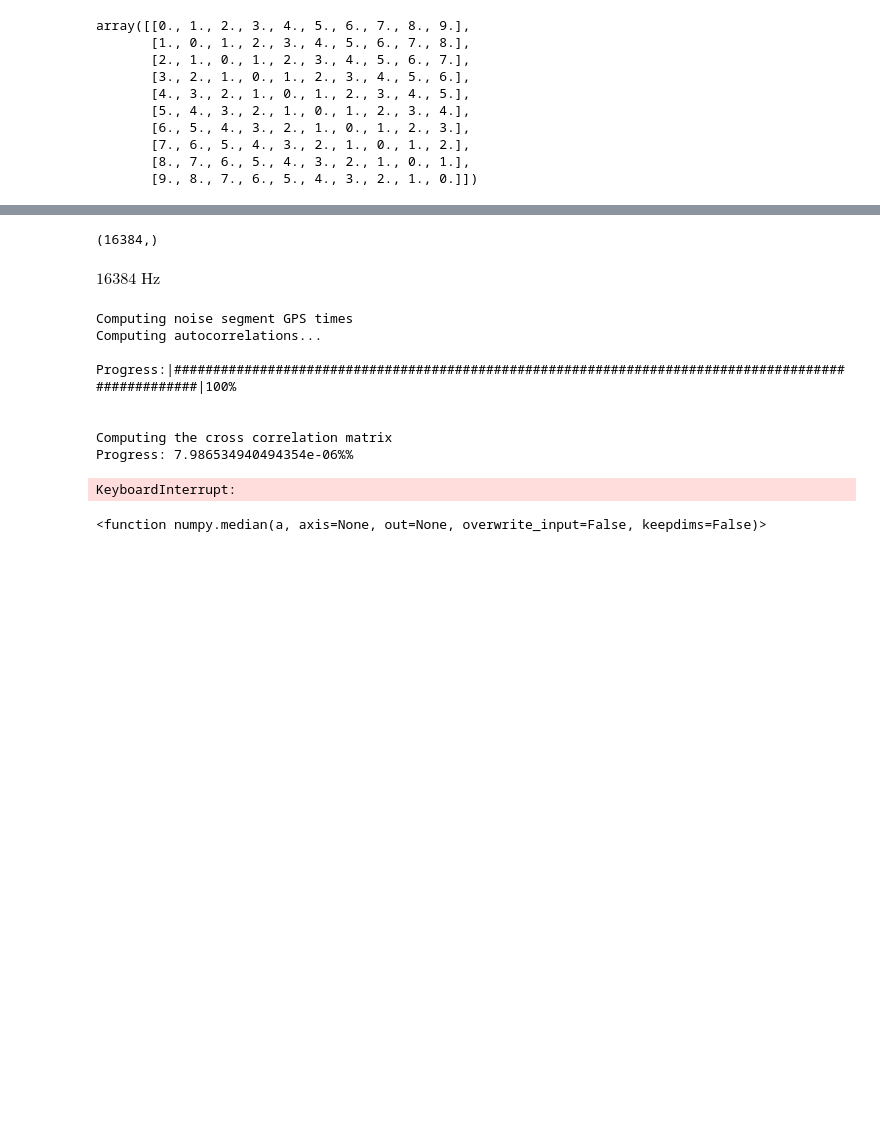
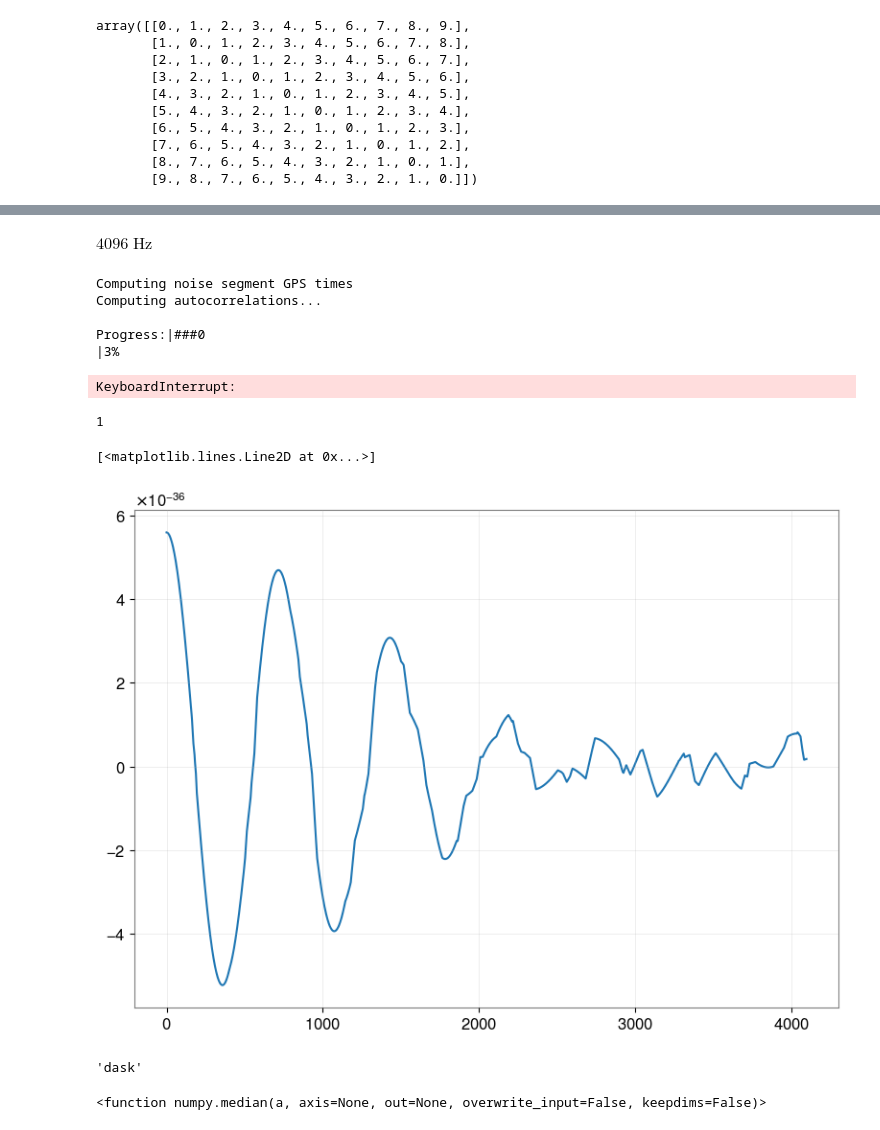
Before and after one commit to vaishakp/tdanalysis, a Jupyter notebook: dev/nbs/dask_test.ipynb, the cells around one changed output, grey strips where cells are left out. Cells and saved outputs as stored; diff of their text form; code cells hidden in the pictures; blank space fills up the shorter version.

Commit message:
Add dask Cij

```diff
--- a/dev/nbs/dask_test.ipynb
+++ b/dev/nbs/dask_test.ipynb
@@ -40,14 +57,15 @@ data_L1 = TimeSeries.get("L1:GDS-CALIB_STRAIN_CLEAN", start, end)
 # %%
 tdal = CovarianceCalculator(
     ref_gps_time=1420878140,
-    noise_sampling_range=24,
-    correlation_duration=4,
-    n_cov=8,
-    gps_time_exclusion_duration=2,
-    analysis_duration=4,
+    noise_sampling_range=512,
+    correlation_duration=64,
+    n_cov=128,
+    gps_time_exclusion_duration=16,
+    analysis_duration=14,
     data_type="server",
     backend='dask',
     chunks=100000,
+    sampling_frequency=4096
 )
 # %%
 tdal.initialize()
@@ -158,23 +194,28 @@ np.where(abs(ri-ci) == 2)
-# %%
-tdal._est_auto_corr.shape
-# %% [output]
-(16384,)
 # %%
 tdal.entire_noise_ts.sample_rate
 # %% [output]
-$16384 \; \mathrm{Hz}$
+$4096 \; \mathrm{Hz}$
 # %%
 tdal.run()
 # %% [output]
 Computing noise segment GPS times
 Computing autocorrelations...
 
-Progress:|###################################################################################################|100%
-
-
-Computing the cross correlation matrix
-Progress: 7.986534940494354e-06%%
+Progress:|###0                                                                                               |3%
 KeyboardInterrupt:
+# %%
+tdal.analysis_duration
+# %% [output]
+1
+# %%
+plt.plot(tdal.est_auto_corr)
+# %% [output]
+[<matplotlib.lines.Line2D at 0x...>]
+[figure, added]
+# %%
+tdal.backend
+# %% [output]
+'dask'
 # %%
 tdal.estimator
 # %% [output]
```
Also changed, not shown: parts of 10 cells of this notebook, 2 other files.
